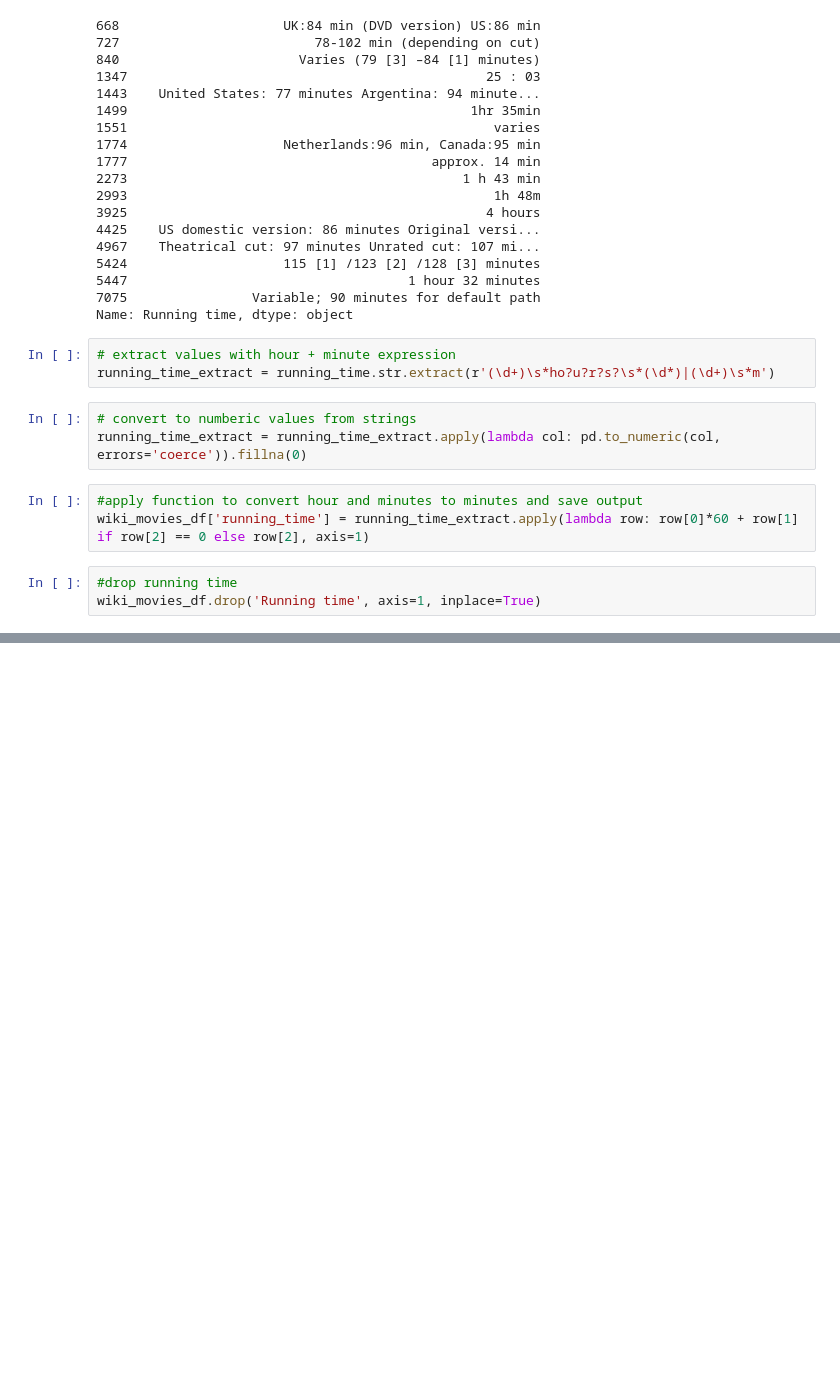
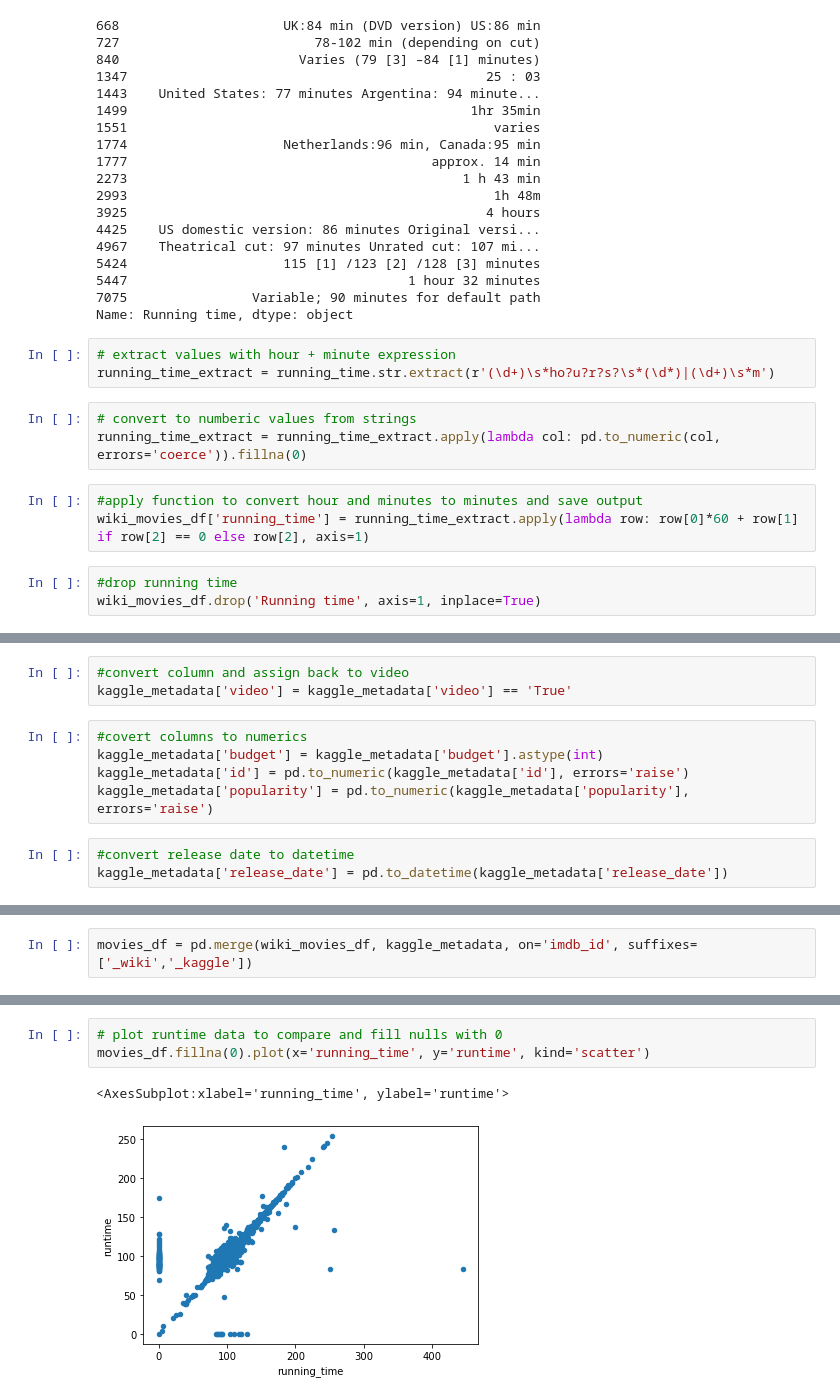
Before and after one commit to marhanlang/Movies-ETL, a Jupyter notebook: Wiki_data.ipynb, the cells around one changed output, grey strips where cells are left out. Saved outputs shown, nothing was run; the diff lists cells and outputs as text; blank space fills up the shorter version.

Commit message:
Update file with merged data

```diff
--- a/Wiki_data.ipynb
+++ b/Wiki_data.ipynb
@@ -537,0 +565,11 @@ wiki_movies_df.drop('Running time', axis=1, inplace=True)
+# %%
+#convert column and assign back to video
+kaggle_metadata['video'] = kaggle_metadata['video'] == 'True'
+# %%
+#covert columns to numerics
+kaggle_metadata['budget'] = kaggle_metadata['budget'].astype(int)
+kaggle_metadata['id'] = pd.to_numeric(kaggle_metadata['id'], errors='raise')
+kaggle_metadata['popularity'] = pd.to_numeric(kaggle_metadata['popularity'], errors='raise')
+# %%
+#convert release date to datetime
+kaggle_metadata['release_date'] = pd.to_datetime(kaggle_metadata['release_date'])
@@ -537,0 +609,2 @@ wiki_movies_df.drop('Running time', axis=1, inplace=True)
+# %%
+movies_df = pd.merge(wiki_movies_df, kaggle_metadata, on='imdb_id', suffixes=['_wiki','_kaggle'])
@@ -537,0 +662,6 @@ wiki_movies_df.drop('Running time', axis=1, inplace=True)
+# %%
+# plot runtime data to compare and fill nulls with 0
+movies_df.fillna(0).plot(x='running_time', y='runtime', kind='scatter')
+# %% [output]
+<AxesSubplot:xlabel='running_time', ylabel='runtime'>
+[figure, added]
```
Also changed, not shown: parts of 29 cells of this notebook, 1 other file.
